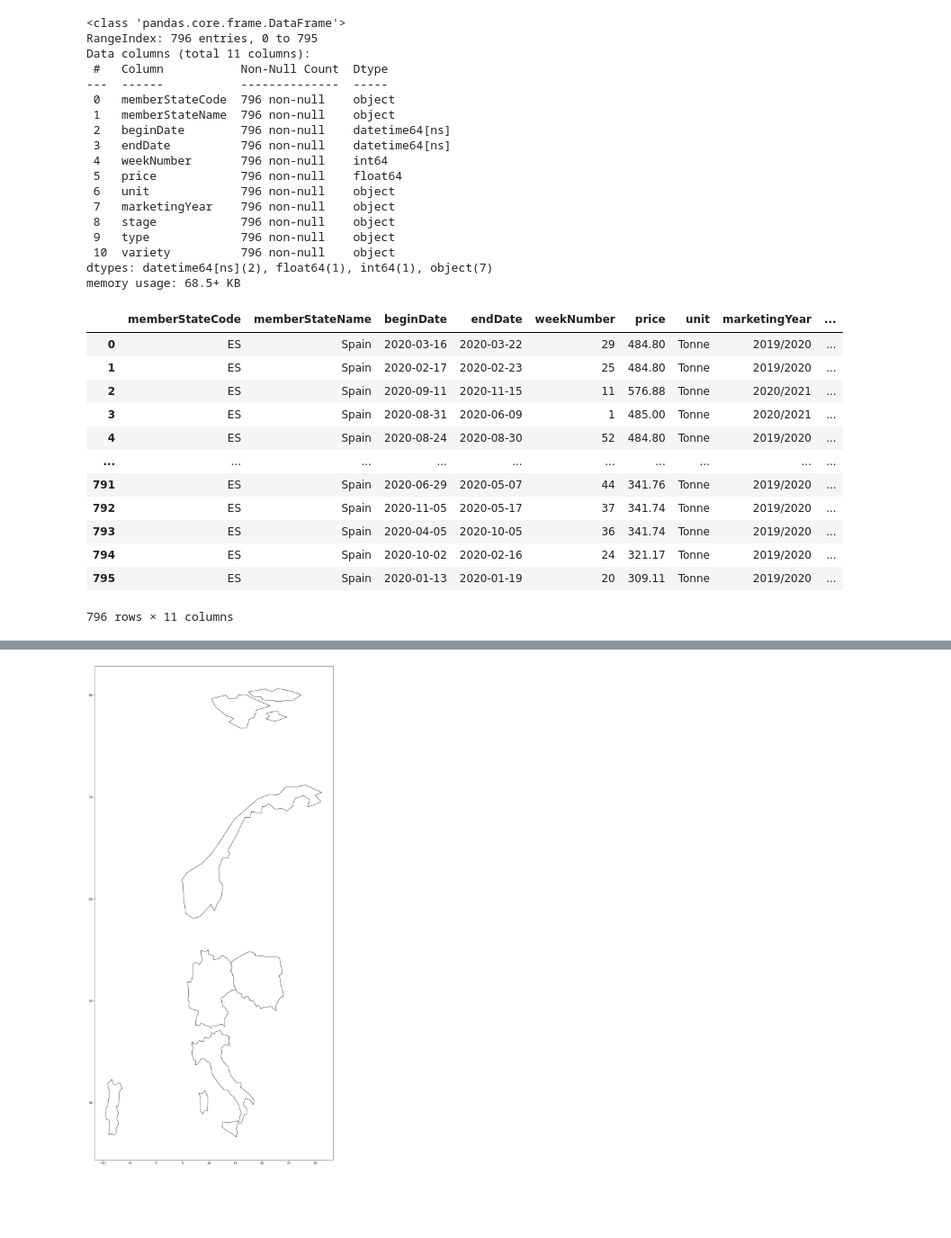
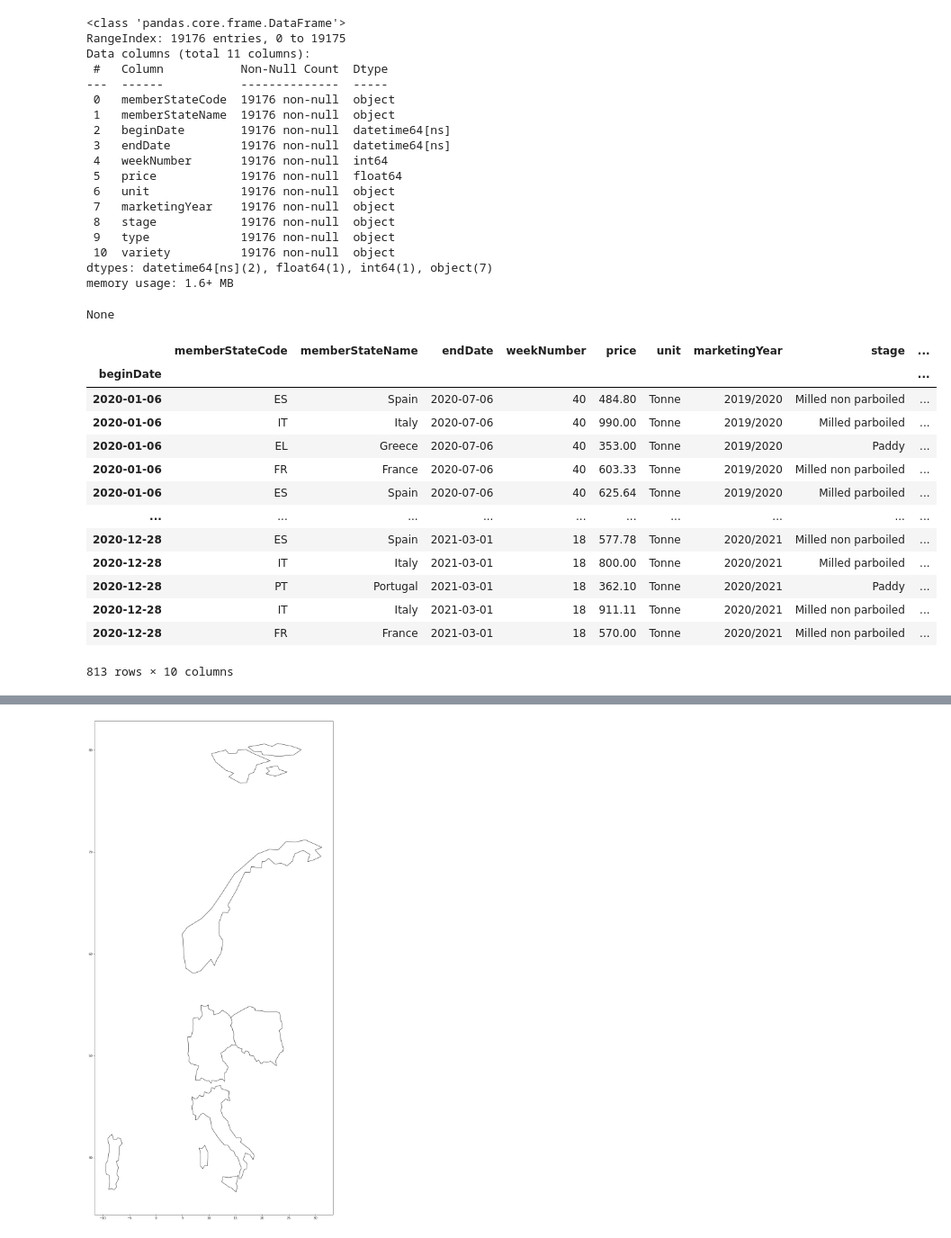
Before and after one commit to JohnsenClasses/final-project-schneider-thapa-koirala, a Jupyter notebook: euriceinfo.ipynb, the cells around one changed output, grey strips where cells are left out. Shown: that part at 90% size. Drawn from its saved outputs; the diff is of its cells as text; code cells hidden in the pictures; blank space fills up the shorter version.

```diff
--- a/euriceinfo.ipynb
+++ b/euriceinfo.ipynb
@@ -15,41 +41,48 @@ df_riceprice["price"]=df_riceprice["price"].str.replace("€","")
 # %%
+# formating the beginDate and endDate into Datetime data type
 df_riceprice["beginDate"]=pd.to_datetime(df_riceprice["beginDate"],yearfirst=True)
 df_riceprice["endDate"]=pd.to_datetime(df_riceprice["endDate"],yearfirst=True)
-df_riceprice["price"]=pd.to_numeric(df_riceprice["price"])
-df_riceprice.info()
+display(df_riceprice.info())
+df_riceprice.set_index(df_riceprice["beginDate"],inplace=True)
+df_riceprice.drop(columns=["beginDate"],inplace=True)
 # %% [output]
 <class 'pandas.core.frame.DataFrame'>
-RangeIndex: 796 entries, 0 to 795
+RangeIndex: 19176 entries, 0 to 19175
 Data columns (total 11 columns):
  #   Column           Non-Null Count  Dtype
 ---  ------           --------------  -----
- 0   memberStateCode  796 non-null    object
- 1   memberStateName  796 non-null    object
- 2   beginDate        796 non-null    datetime64[ns]
- 3   endDate          796 non-null    datetime64[ns]
- 4   weekNumber       796 non-null    int64
- 5   price            796 non-null    float64
- 6   unit             796 non-null    object
- 7   marketingYear    796 non-null    object
- 8   stage            796 non-null    object
- 9   type             796 non-null    object
- 10  variety          796 non-null    object
+ 0   memberStateCode  19176 non-null  object
+ 1   memberStateName  19176 non-null  object
+ 2   beginDate        19176 non-null  datetime64[ns]
+ 3   endDate          19176 non-null  datetime64[ns]
+ 4   weekNumber       19176 non-null  int64
+ 5   price            19176 non-null  float64
+ 6   unit             19176 non-null  object
+ 7   marketingYear    19176 non-null  object
+ 8   stage            19176 non-null  object
+ 9   type             19176 non-null  object
+ 10  variety          19176 non-null  object
 dtypes: datetime64[ns](2), float64(1), int64(1), object(7)
-memory usage: 68.5+ KB
+memory usage: 1.6+ MB
+None
-# %%
-df_riceprice
-# %% [output]
-|  | memberStateCode | memberStateName | beginDate | endDate | weekNumber | price | unit | marketingYear | ... |
-| 0 | ES | Spain | 2020-03-16 | 2020-03-22 | 29 | 484.80 | Tonne | 2019/2020 | ... |
-| 1 | ES | Spain | 2020-02-17 | 2020-02-23 | 25 | 484.80 | Tonne | 2019/2020 | ... |
-| 2 | ES | Spain | 2020-09-11 | 2020-11-15 | 11 | 576.88 | Tonne | 2020/2021 | ... |
-| 3 | ES | Spain | 2020-08-31 | 2020-06-09 | 1 | 485.00 | Tonne | 2020/2021 | ... |
-| 4 | ES | Spain | 2020-08-24 | 2020-08-30 | 52 | 484.80 | Tonne | 2019/2020 | ... |
-| ... | ... | ... | ... | ... | ... | ... | ... | ... | ... |
-| 791 | ES | Spain | 2020-06-29 | 2020-05-07 | 44 | 341.76 | Tonne | 2019/2020 | ... |
-| 792 | ES | Spain | 2020-11-05 | 2020-05-17 | 37 | 341.74 | Tonne | 2019/2020 | ... |
-| 793 | ES | Spain | 2020-04-05 | 2020-10-05 | 36 | 341.74 | Tonne | 2019/2020 | ... |
-| 794 | ES | Spain | 2020-10-02 | 2020-02-16 | 24 | 321.17 | Tonne | 2019/2020 | ... |
-| 795 | ES | Spain | 2020-01-13 | 2020-01-19 | 20 | 309.11 | Tonne | 2019/2020 | ... |
-796 rows × 11 columns
+# %%
+
+##filtering data for year 2020
+df_riceprice2020=df_riceprice["2020-01-01":"2021-01-01"].sort_index()
+display(df_riceprice2020)
+# %% [output]
+|  | memberStateCode | memberStateName | endDate | weekNumber | price | unit | marketingYear | stage | ... |
+| beginDate |  |  |  |  |  |  |  |  | ... |
+| 2020-01-06 | ES | Spain | 2020-07-06 | 40 | 484.80 | Tonne | 2019/2020 | Milled non parboiled | ... |
+| 2020-01-06 | IT | Italy | 2020-07-06 | 40 | 990.00 | Tonne | 2019/2020 | Milled parboiled | ... |
+| 2020-01-06 | EL | Greece | 2020-07-06 | 40 | 353.00 | Tonne | 2019/2020 | Paddy | ... |
+| 2020-01-06 | FR | France | 2020-07-06 | 40 | 603.33 | Tonne | 2019/2020 | Milled non parboiled | ... |
+| 2020-01-06 | ES | Spain | 2020-07-06 | 40 | 625.64 | Tonne | 2019/2020 | Milled parboiled | ... |
+| ... | ... | ... | ... | ... | ... | ... | ... | ... | ... |
+| 2020-12-28 | ES | Spain | 2021-03-01 | 18 | 577.78 | Tonne | 2020/2021 | Milled non parboiled | ... |
+| 2020-12-28 | IT | Italy | 2021-03-01 | 18 | 800.00 | Tonne | 2020/2021 | Milled parboiled | ... |
+| 2020-12-28 | PT | Portugal | 2021-03-01 | 18 | 362.10 | Tonne | 2020/2021 | Paddy | ... |
+| 2020-12-28 | IT | Italy | 2021-03-01 | 18 | 911.11 | Tonne | 2020/2021 | Milled non parboiled | ... |
+| 2020-12-28 | FR | France | 2021-03-01 | 18 | 570.00 | Tonne | 2020/2021 | Milled non parboiled | ... |
+813 rows × 10 columns
 # %%
```
Also changed, not shown: parts of 10 cells of this notebook.
